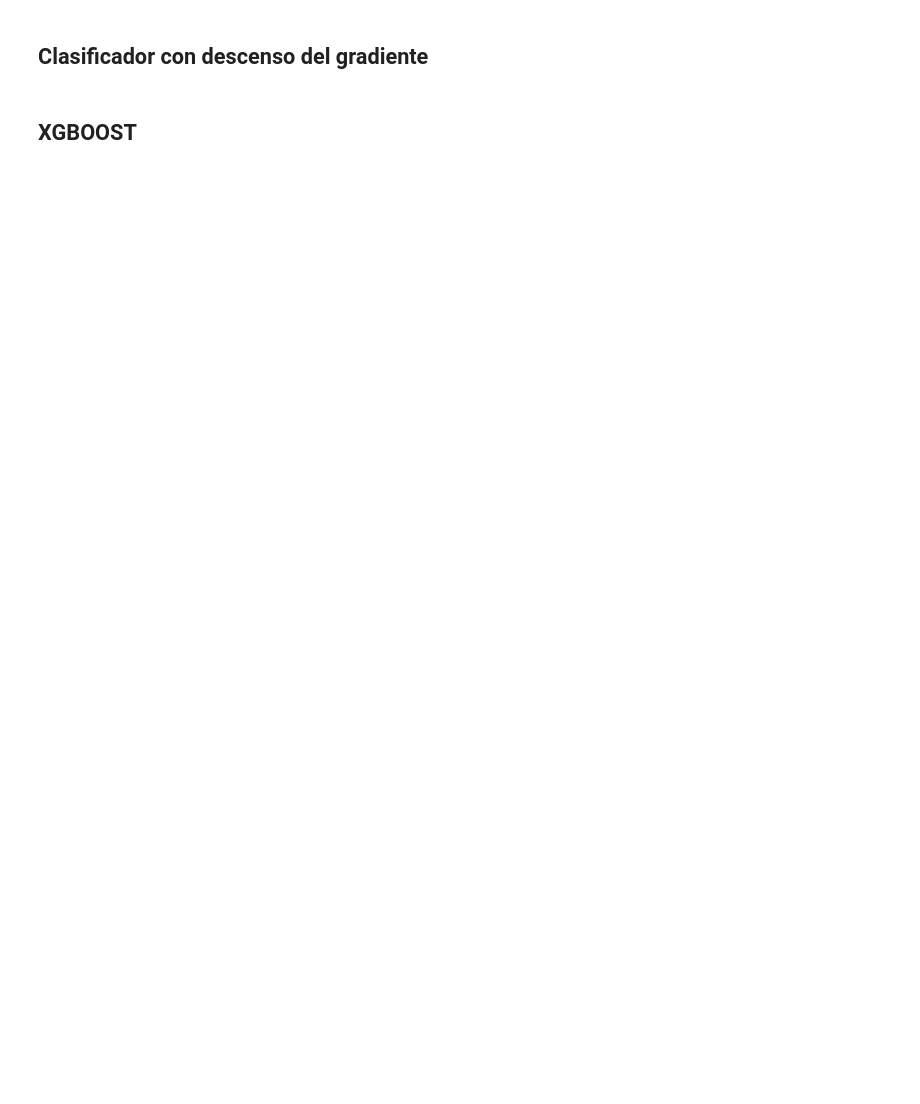
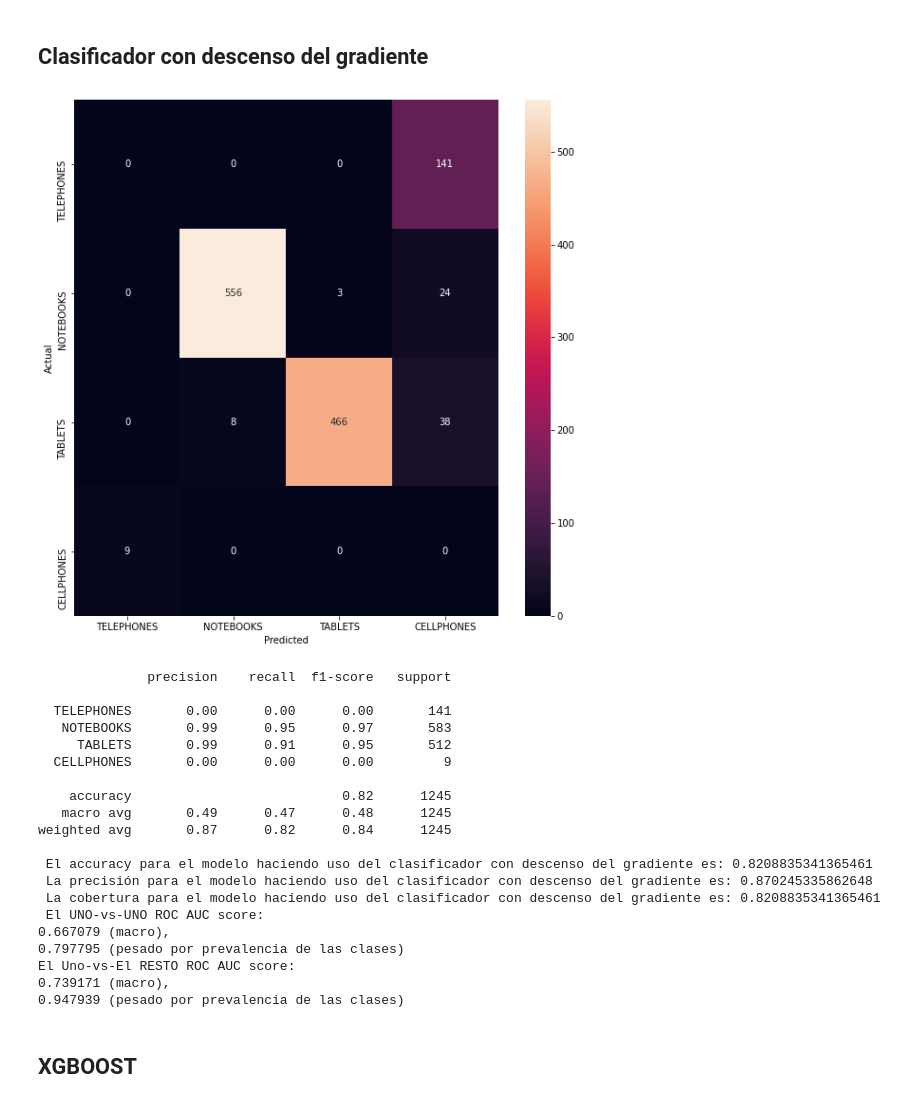
Before and after one commit to JuanD5/1DOC3-multiclass-text-classification, a Jupyter notebook: 1doc3_prediction_Juan_David_Garcia_Castro.ipynb, the cells around one changed output. Drawn from its saved outputs; the diff is of its cells as text; code cells hidden in the pictures; blank space fills up the shorter version.

```diff
--- a/1doc3_prediction_Juan_David_Garcia_Castro.ipynb
+++ b/1doc3_prediction_Juan_David_Garcia_Castro.ipynb
@@ -522,7 +671,7 @@ print("El Uno-vs-El RESTO ROC AUC score:\n{:.6f} (macro),\n{:.6f} "
 # Entrenamiento del modelo.
 sgd  = Pipeline([
                ('tfidf', TfidfVectorizer(sublinear_tf=True, min_df=5, norm ='l2',encoding='latin-1',ngram_range = (1,2),stop_words = stopwords.words('spanish'))),
-               ('clf', SGDClassifier(loss='hinge', penalty='l2',alpha=1e-3, random_state=42, max_iter=5, tol=None)),
+               ('clf', SGDClassifier(loss= 'log', penalty='l2',alpha=1e-3, random_state=42, max_iter=5, tol=None)),
               ])
 
 sgd.fit(X_train, y_train)
@@ -531,33 +680,57 @@ y_pred = sgd.predict(X_test)
 
 # Matriz de confusión.
 conf_mat = confusion_matrix(y_test, y_pred)
 fig, ax = plt.subplots(figsize=(10,10))
 sns.heatmap(conf_mat, annot=True, fmt='d',
             xticklabels=labels_id_train_data.labels.values, yticklabels=labels_id_train_data.labels.values)
 plt.ylabel('Actual')
 plt.xlabel('Predicted')
 plt.show()
 
 # Métricas del modelo.
 print(metrics.classification_report(y_test, y_pred, target_names=train_data['labels'].unique()))
 print(" El accuracy para el modelo haciendo uso del clasificador con descenso del gradiente es:",metrics.accuracy_score(y_test, y_pred))
+print(" La precisión para el modelo haciendo uso del clasificador con descenso del gradiente es:",metrics.precision_score(y_test, y_pred,average='weighted'))
+print(" La cobertura para el modelo haciendo uso del clasificador con descenso del gradiente es:",metrics.recall_score(y_test, y_pred,average='weighted'))
 
 y_prob = sgd.predict_proba(X_test)
 
 macro_roc_auc_ovo = roc_auc_score(y_test, y_prob, multi_class="ovo",
                                   average="macro")
 weighted_roc_auc_ovo = roc_auc_score(y_test, y_prob, multi_class="ovo",
                                      average="weighted")
 macro_roc_auc_ovr = roc_auc_score(y_test, y_prob, multi_class="ovr",
                                   average="macro")
 weighted_roc_auc_ovr = roc_auc_score(y_test, y_prob, multi_class="ovr",
                                      average="weighted")
 print(" El UNO-vs-UNO ROC AUC score:\n{:.6f} (macro),\n{:.6f} "
       "(pesado por prevalencia de las clases)"
       .format(macro_roc_auc_ovo, weighted_roc_auc_ovo))
 print("El Uno-vs-El RESTO ROC AUC score:\n{:.6f} (macro),\n{:.6f} "
       "(pesado por prevalencia de las clases)"
       .format(macro_roc_auc_ovr, weighted_roc_auc_ovr))
+# %% [output]
+[figure, added]
+              precision    recall  f1-score   support
+
+  TELEPHONES       0.00      0.00      0.00       141
+   NOTEBOOKS       0.99      0.95      0.97       583
+     TABLETS       0.99      0.91      0.95       512
+  CELLPHONES       0.00      0.00      0.00         9
+
+    accuracy                           0.82      1245
+   macro avg       0.49      0.47      0.48      1245
+weighted avg       0.87      0.82      0.84      1245
+
+ El accuracy para el modelo haciendo uso del clasificador con descenso del gradiente es: 0.8208835341365461
+ La precisión para el modelo haciendo uso del clasificador con descenso del gradiente es: 0.870245335862648
+ La cobertura para el modelo haciendo uso del clasificador con descenso del gradiente es: 0.8208835341365461
+ El UNO-vs-UNO ROC AUC score:
+0.667079 (macro),
+0.797795 (pesado por prevalencia de las clases)
+El Uno-vs-El RESTO ROC AUC score:
+0.739171 (macro),
+0.947939 (pesado por prevalencia de las clases)
 # %% [markdown]
 ## XGBOOST
 # %%
```
Also changed, not shown: parts of 62 cells of this notebook.
